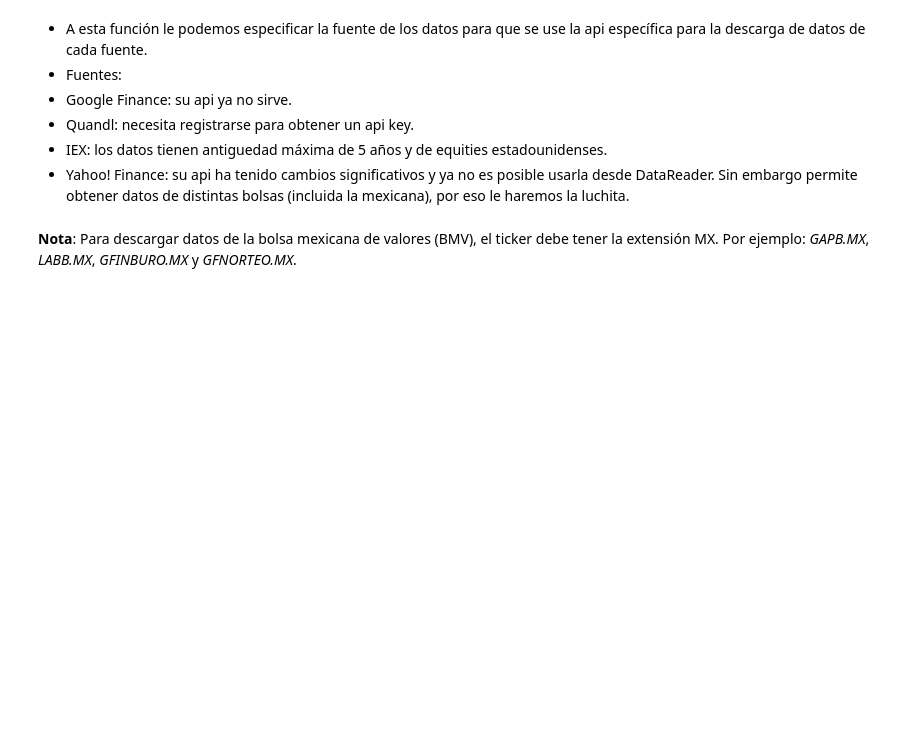
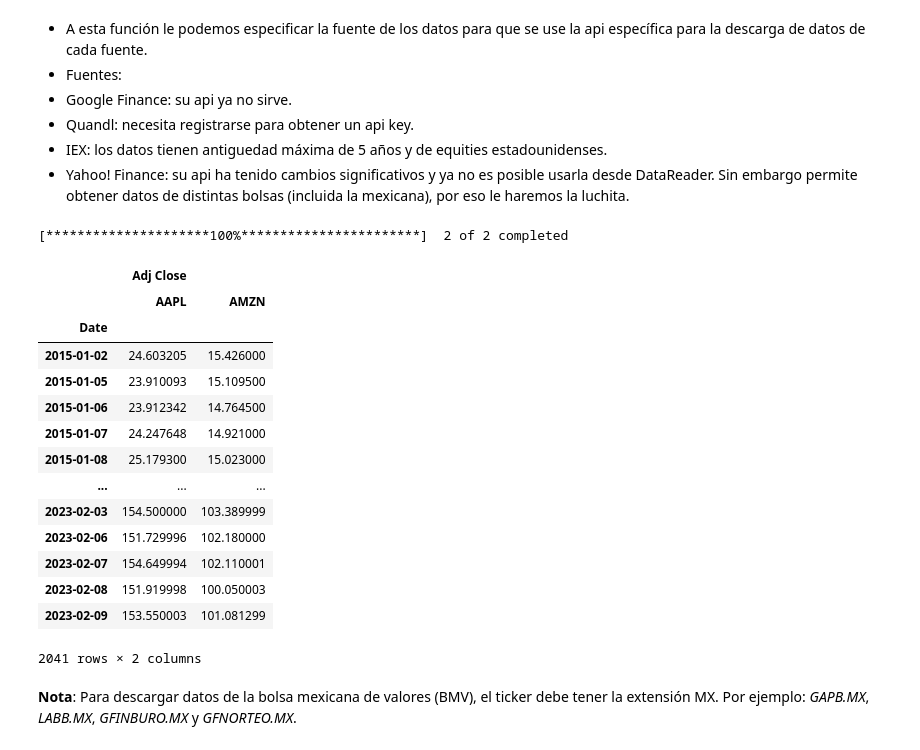
Before and after one commit to Eddiefans/Portafolios_de_inversion, a Jupyter notebook: Git propio/Modulo1/Clase4_DescargaHistoricos.ipynb, the cells around one changed output. Cells and saved outputs as stored; diff of their text form; code cells hidden in the pictures; blank space fills up the shorter version.

```diff
--- a/Git propio/Modulo1/Clase4_DescargaHistoricos.ipynb
+++ b/Git propio/Modulo1/Clase4_DescargaHistoricos.ipynb
@@ -109,5 +193,31 @@ El módulo data del paquete pandas_datareader contiene la funcion `DataReader`:
+# %%
+# Ejemplo yahoo
+closes = web.get_data_yahoo(
+    tickers=["AAPL", "AMZN"],
+    start="2015-01-01",
+    interval="1d"
+)[["Adj Close"]]
+# %% [output]
+[*********************100%***********************]  2 of 2 completed
 # %%
 # Precios ajustados en el cierre
+closes
+# %% [output]
+|  | Adj Close |  |
+|  | AAPL | AMZN |
+| Date |  |  |
+| 2015-01-02 | 24.603205 | 15.426000 |
+| 2015-01-05 | 23.910093 | 15.109500 |
+| 2015-01-06 | 23.912342 | 14.764500 |
+| 2015-01-07 | 24.247648 | 14.921000 |
+| 2015-01-08 | 25.179300 | 15.023000 |
+| ... | ... | ... |
+| 2023-02-03 | 154.500000 | 103.389999 |
+| 2023-02-06 | 151.729996 | 102.180000 |
+| 2023-02-07 | 154.649994 | 102.110001 |
+| 2023-02-08 | 151.919998 | 100.050003 |
+| 2023-02-09 | 153.550003 | 101.081299 |
+2041 rows × 2 columns
 # %%
 # Función para descargar precios de cierre ajustados:
 def get_adj_closes(tickers,
```
Also changed, not shown: parts of 12 cells of this notebook, 3 other files.
